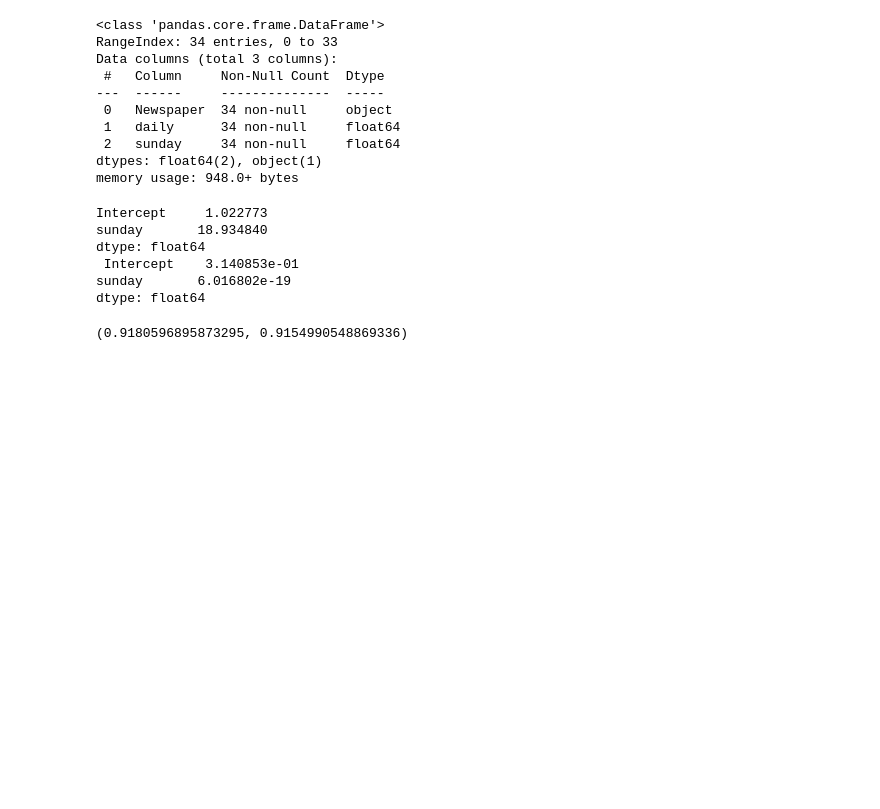
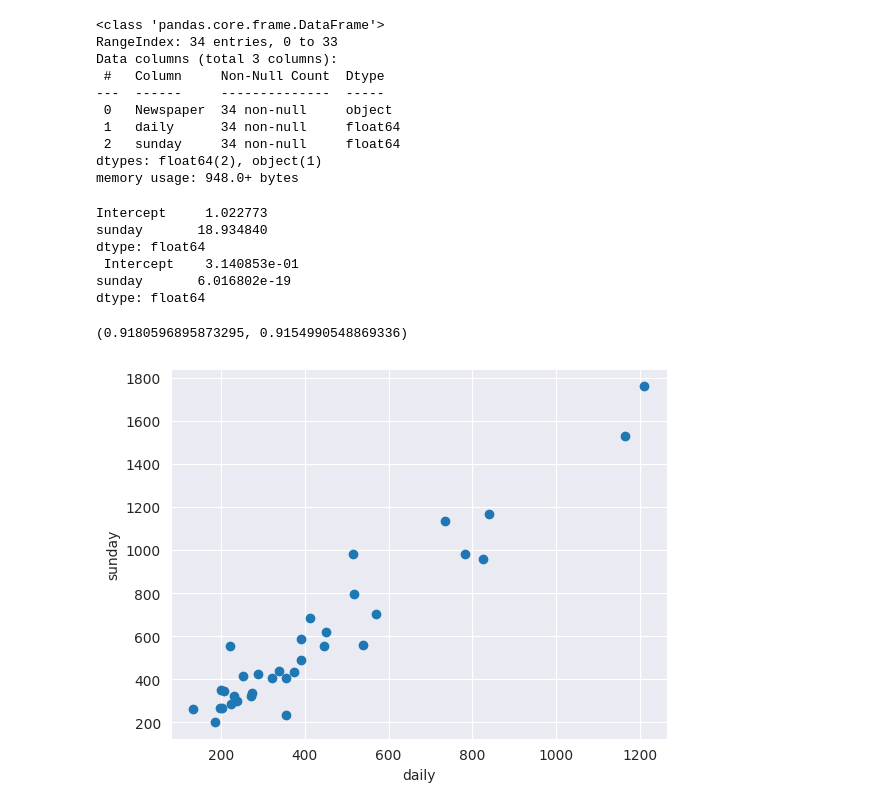
Before and after one commit to jasmineshaik2295/zeta, a Jupyter notebook: newspaper.ipynb, the cells around one changed output. Cells and saved outputs as stored; diff of their text form; code cells hidden in the pictures; blank space fills up the shorter version.

```diff
--- a/newspaper.ipynb
+++ b/newspaper.ipynb
@@ -87,3 +87,10 @@ data_pred=pd.DataFrame(newspaper,columns=['daily'])
 # %%
 def get_standard_values(vals):
   return (vals-newspaper.mean())/newspaper.std()
+# %%
+plt.scatter(newspaper['daily'],newspaper['sunday'])
+plt.xlabel('daily')
+plt.ylabel('sunday')
+plt.show()
+# %% [output]
+[figure, added]
```
